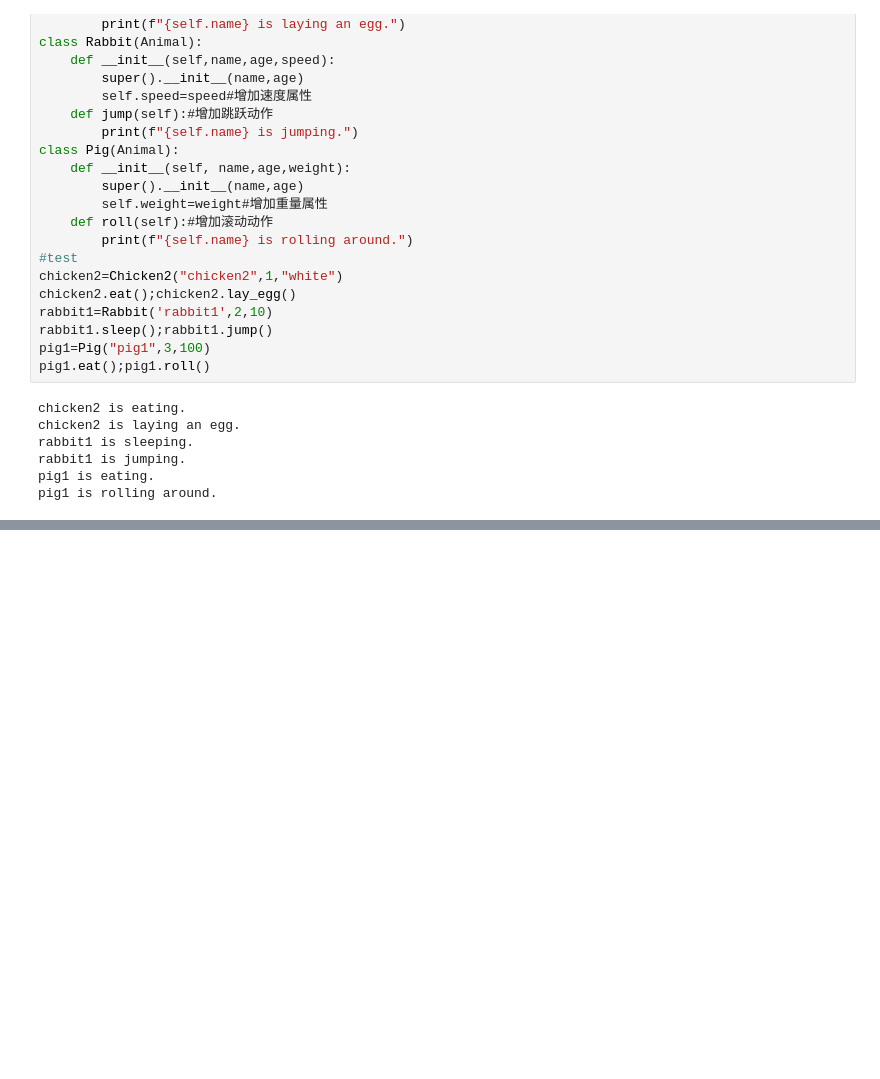
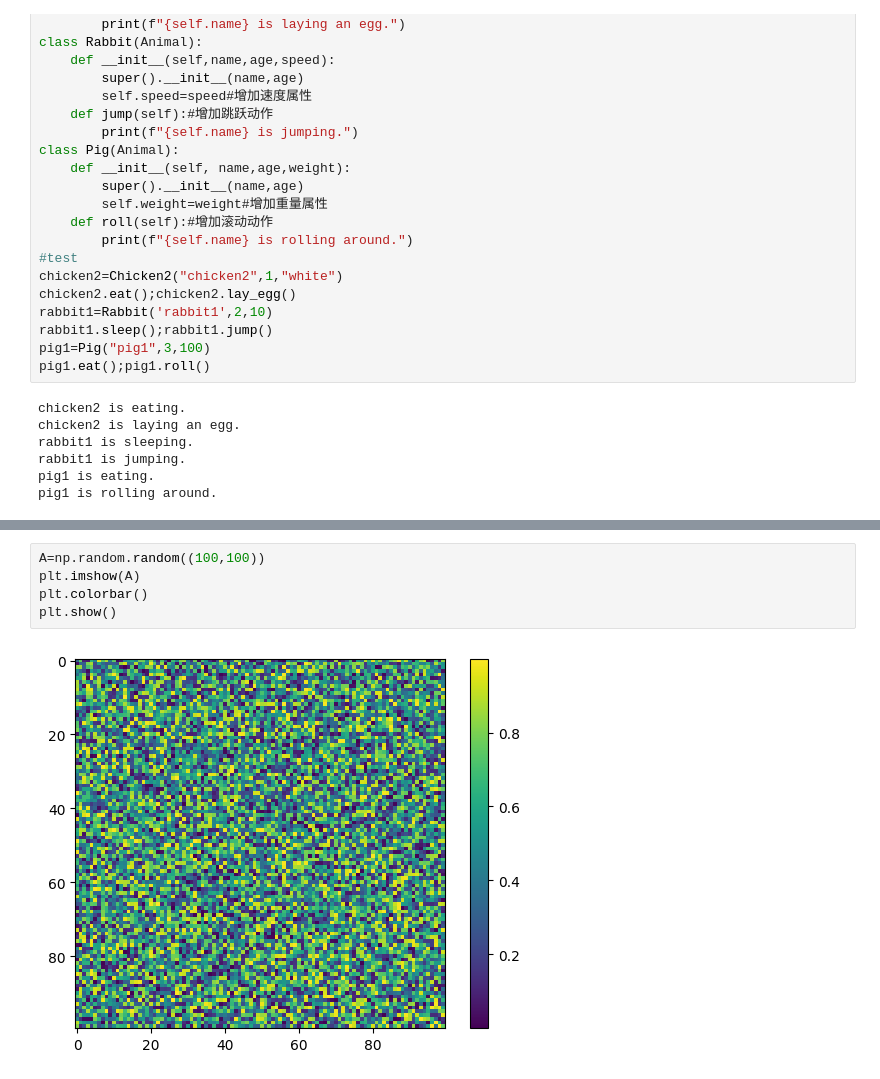
Before and after one commit to cloverbear233/Discourse_homework_Week7, a Jupyter notebook: 鸢尾花书学习系列/鸢尾花书学习.ipynb, the cells around one changed output, grey strips where cells are left out. Cells and saved outputs as stored; diff of their text form; blank space fills up the shorter version.

```diff
--- a/鸢尾花书学习系列/鸢尾花书学习.ipynb
+++ b/鸢尾花书学习系列/鸢尾花书学习.ipynb
@@ -614,0 +741,7 @@ pig1 is rolling around.
+# %%
+A=np.random.random((100,100))
+plt.imshow(A)
+plt.colorbar()
+plt.show()
+# %% [output]
+[figure, added]
```
Also changed, not shown: parts of 9 cells of this notebook, 31 other files.
